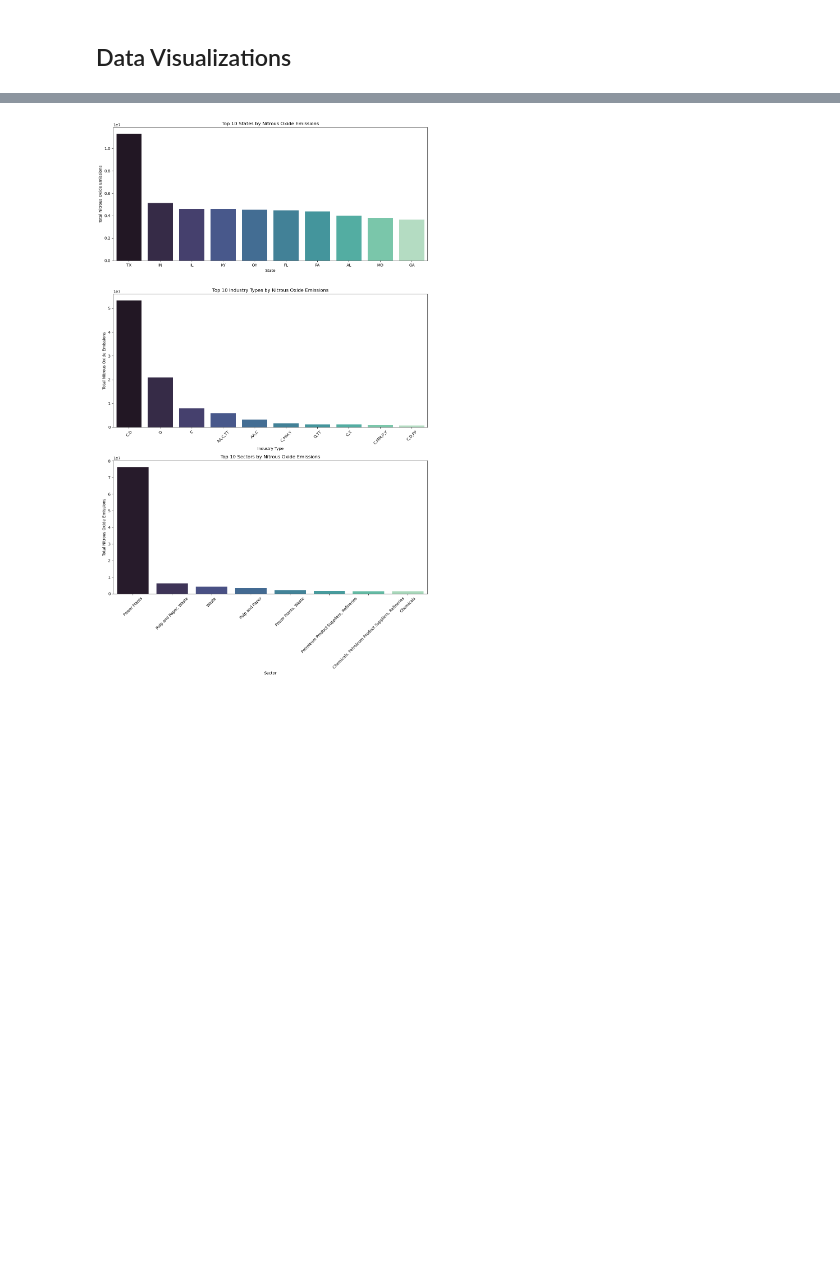
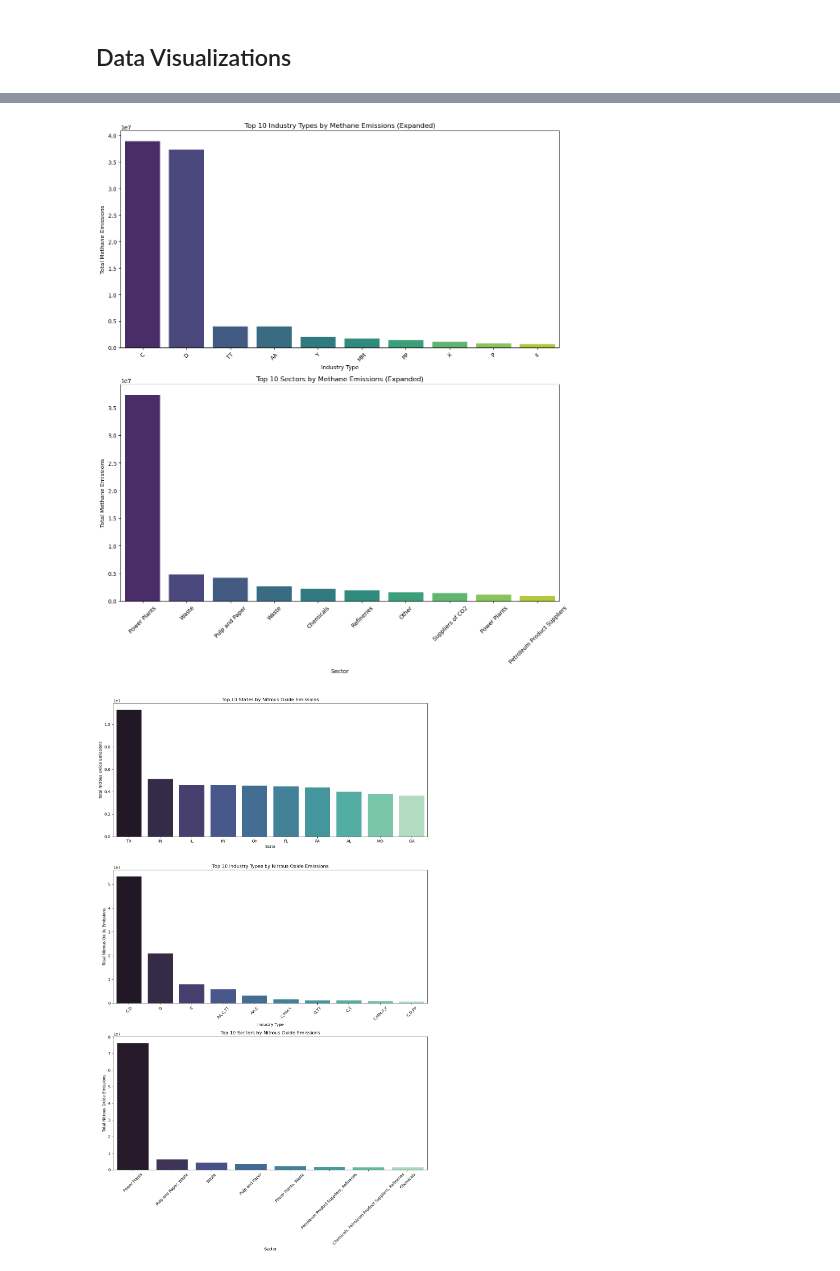
Before and after one commit to JewelsHovan/Datathon-Analytical-Avengers, a Jupyter notebook: EDA.ipynb, the cells around one changed output, grey strips where cells are left out. Saved outputs shown, nothing was run; the diff lists cells and outputs as text; code cells hidden in the pictures; blank space fills up the shorter version.

```diff
--- a/EDA.ipynb
+++ b/EDA.ipynb
@@ -192,3 +168,50 @@ plt.show()
+# %%
+# Function to split and expand the combined categories
+def expand_categories(df, column_name):
+    # Split the combined categories
+    s = df[column_name].str.split(',', expand=True).stack()
+    # Align with the original dataframe index
+    i = s.index.get_level_values(0)
+    df_expanded = df.loc[i].copy()
+    df_expanded[column_name] = s.values
+    return df_expanded
+
+# Apply the function to Industry.Type and Sector columns
+expanded_industry = expand_categories(fuel_data, 'Industry.Type')
+expanded_sector = expand_categories(fuel_data, 'Sector')
+
+# Aggregate the data again
+industry_emissions_expanded = expanded_industry.groupby('Industry.Type').agg({'Methane.emissions':'sum', 'Nitrous.Oxide.emissions':'sum'}).reset_index()
+sector_emissions_expanded = expanded_sector.groupby('Sector').agg({'Methane.emissions':'sum', 'Nitrous.Oxide.emissions':'sum'}).reset_index()
+
+# Find the top emitters for the expanded categories
+top_industries_by_emissions_expanded = industry_emissions_expanded.sort_values(by='Methane.emissions', ascending=False).head(10)
+top_sectors_by_emissions_expanded = sector_emissions_expanded.sort_values(by='Methane.emissions', ascending=False).head(10)
+
+# Create a single figure with subplots for the expanded categories
+fig, axes = plt.subplots(2, 1, figsize=(12, 14))
+
+# Plotting the emissions by expanded industry type
+sns.barplot(ax=axes[0], x='Industry.Type', y='Methane.emissions', data=top_industries_by_emissions_expanded, palette='viridis')
+axes[0].set_title('Top 10 Industry Types by Methane Emissions (Expanded)')
+axes[0].set_xlabel('Industry Type')
+axes[0].set_ylabel('Total Methane Emissions')
+axes[0].tick_params(axis='x', rotation=45)
+
+# Plotting the emissions by expanded sector
+sns.barplot(ax=axes[1], x='Sector', y='Methane.emissions', data=top_sectors_by_emissions_expanded, palette='viridis')
+axes[1].set_title('Top 10 Sectors by Methane Emissions (Expanded)')
+axes[1].set_xlabel('Sector')
+axes[1].set_ylabel('Total Methane Emissions')
+axes[1].tick_params(axis='x', rotation=45)
+
+# Adjust the spacing between subplots
+plt.tight_layout()
+
+# Show the figure
+plt.show()
+# %% [output]
+[figure, added]
 # %%
 # Sorting the aggregated data to find the top emitters for Nitrous Oxide.
 top_states_by_n2o_emissions = state_emissions.sort_values(by='Nitrous.Oxide.emissions', ascending=False).head(10)
```
Also changed, not shown: parts of 2 cells of this notebook.
